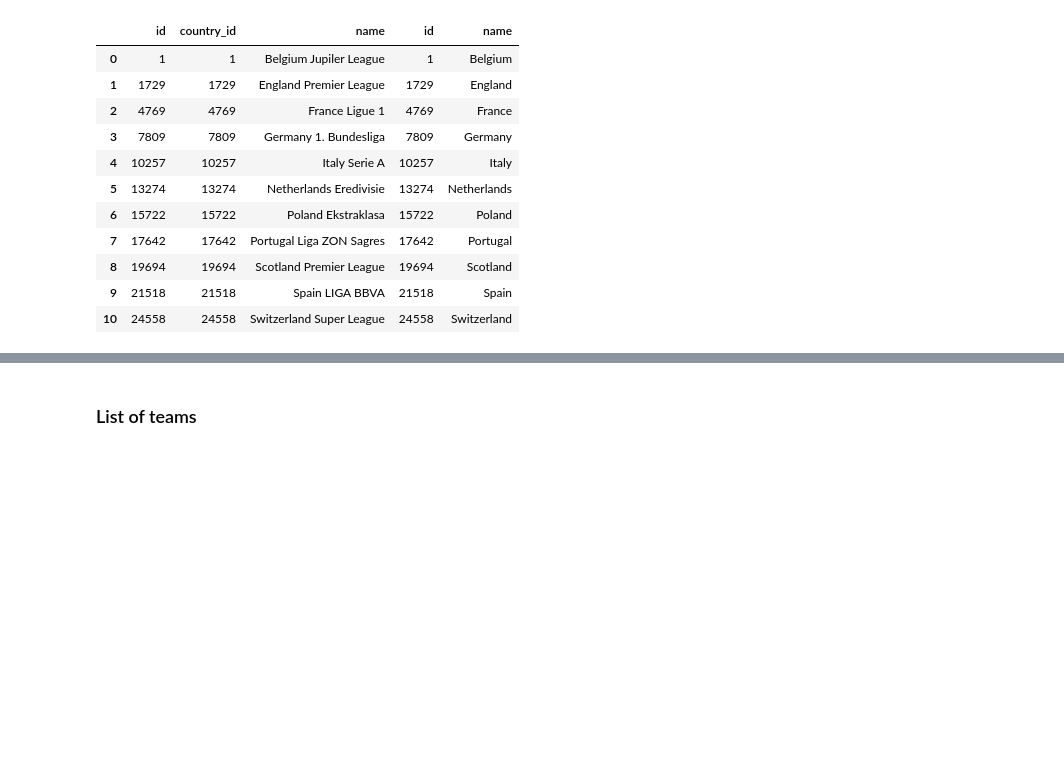
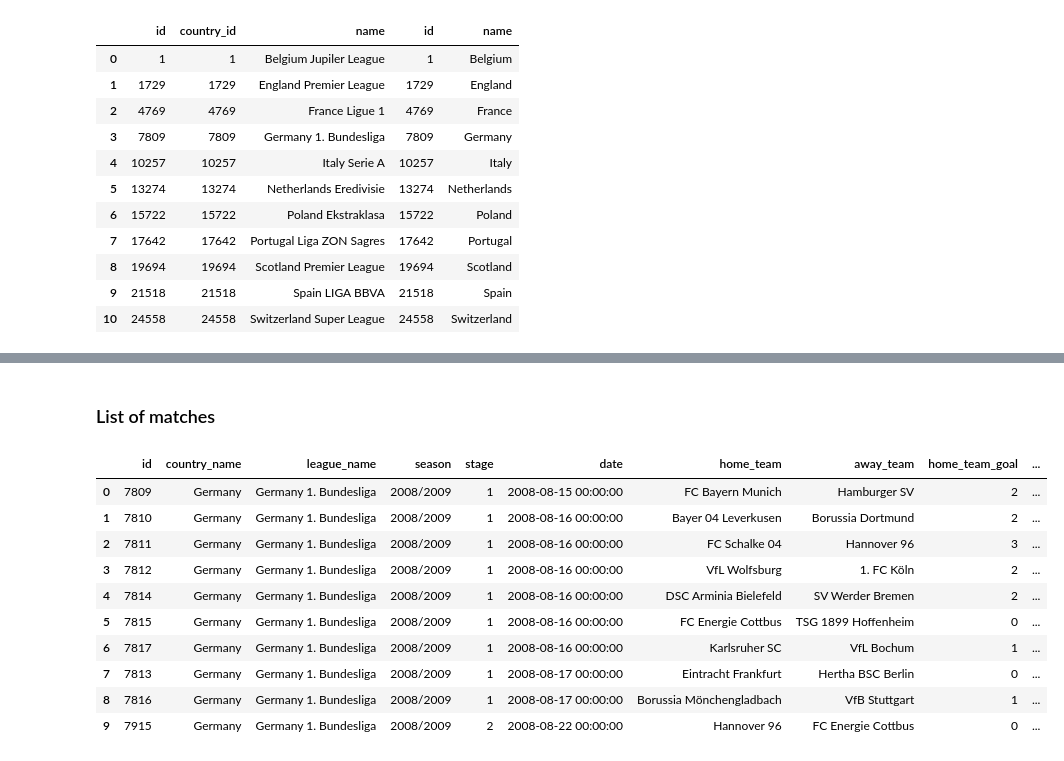
Before and after one commit to qiangwennorge/KagglePractice, a Jupyter notebook: European Soccer Database/Soccer SQL.ipynb, the cells around one changed output, grey strips where cells are left out. Saved outputs shown, nothing was run; the diff lists cells and outputs as text; code cells hidden in the pictures; blank space fills up the shorter version.

```diff
--- a/European Soccer Database/Soccer SQL.ipynb
+++ b/European Soccer Database/Soccer SQL.ipynb
@@ -79,2 +102,35 @@ leagues
 # %% [markdown]
-### List of teams
+### List of matches
+# %%
+detailed_matches = pd.read_sql("""SELECT Match.id,
+                                        Country.name AS country_name,
+                                        League.name AS league_name,
+                                        season,
+                                        stage,
+                                        date,
+                                        HT.team_long_name AS  home_team,
+                                        AT.team_long_name AS away_team,
+                                        home_team_goal,
+                                        away_team_goal
+                                FROM Match
+                                JOIN Country on Country.id = Match.country_id
+                                JOIN League on League.id = Match.league_id
+                                LEFT JOIN Team AS HT on HT.team_api_id = Match.home_team_api_id
+                                LEFT JOIN Team AS AT on AT.team_api_id = Match.away_team_api_id
+                                WHERE country_name = 'Germany'
+                                ORDER by date
+                                LIMIT 10;""", conn)
+
+detailed_matches
+# %% [output]
+|  | id | country_name | league_name | season | stage | date | home_team | away_team | home_team_goal | ... |
+| 0 | 7809 | Germany | Germany 1. Bundesliga | 2008/2009 | 1 | 2008-08-15 00:00:00 | FC Bayern Munich | Hamburger SV | 2 | ... |
+| 1 | 7810 | Germany | Germany 1. Bundesliga | 2008/2009 | 1 | 2008-08-16 00:00:00 | Bayer 04 Leverkusen | Borussia Dortmund | 2 | ... |
+| 2 | 7811 | Germany | Germany 1. Bundesliga | 2008/2009 | 1 | 2008-08-16 00:00:00 | FC Schalke 04 | Hannover 96 | 3 | ... |
+| 3 | 7812 | Germany | Germany 1. Bundesliga | 2008/2009 | 1 | 2008-08-16 00:00:00 | VfL Wolfsburg | 1. FC Köln | 2 | ... |
+| 4 | 7814 | Germany | Germany 1. Bundesliga | 2008/2009 | 1 | 2008-08-16 00:00:00 | DSC Arminia Bielefeld | SV Werder Bremen | 2 | ... |
+| 5 | 7815 | Germany | Germany 1. Bundesliga | 2008/2009 | 1 | 2008-08-16 00:00:00 | FC Energie Cottbus | TSG 1899 Hoffenheim | 0 | ... |
+| 6 | 7817 | Germany | Germany 1. Bundesliga | 2008/2009 | 1 | 2008-08-16 00:00:00 | Karlsruher SC | VfL Bochum | 1 | ... |
+| 7 | 7813 | Germany | Germany 1. Bundesliga | 2008/2009 | 1 | 2008-08-17 00:00:00 | Eintracht Frankfurt | Hertha BSC Berlin | 0 | ... |
+| 8 | 7816 | Germany | Germany 1. Bundesliga | 2008/2009 | 1 | 2008-08-17 00:00:00 | Borussia Mönchengladbach | VfB Stuttgart | 1 | ... |
+| 9 | 7915 | Germany | Germany 1. Bundesliga | 2008/2009 | 2 | 2008-08-22 00:00:00 | Hannover 96 | FC Energie Cottbus | 0 | ... |
```
Also changed, not shown: parts of 11 cells of this notebook.
